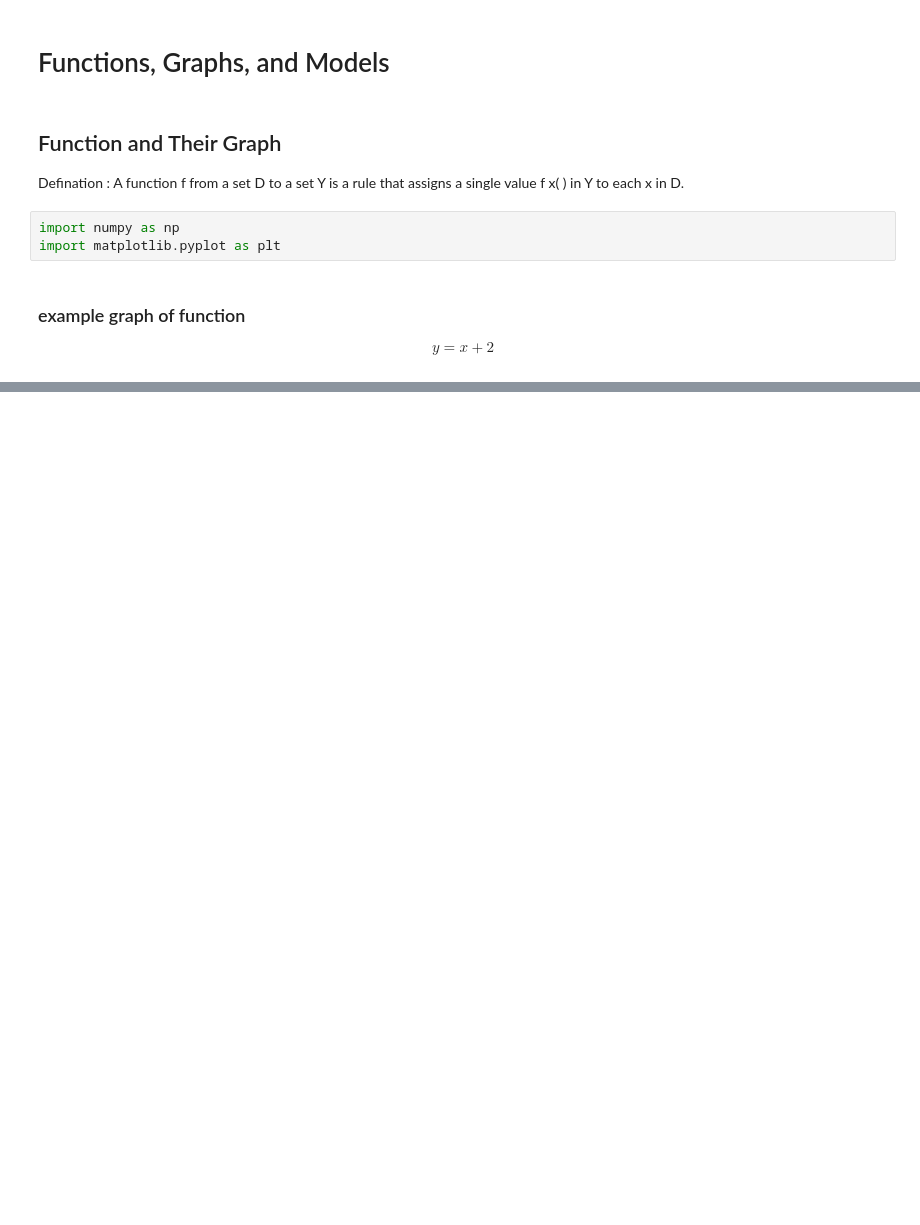
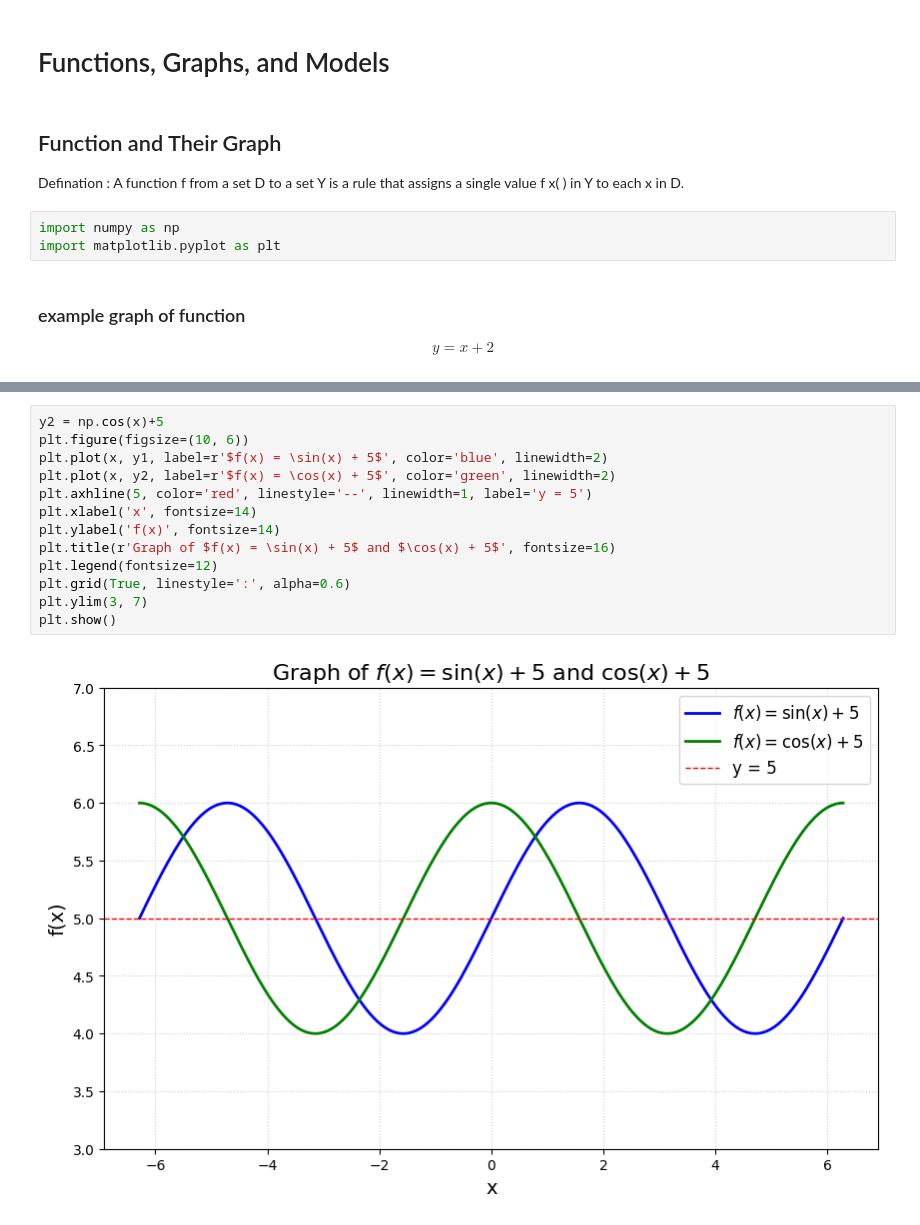
Before and after one commit to PatiphanAK/math-for-it, a Jupyter notebook: calculus/Function.ipynb, the cells around one changed output, grey strips where cells are left out. Drawn from its saved outputs; the diff is of its cells as text; blank space fills up the shorter version.

```diff
--- a/calculus/Function.ipynb
+++ b/calculus/Function.ipynb
@@ -26,0 +106,15 @@ plt.show()
+# %%
+y2 = np.cos(x)+5
+plt.figure(figsize=(10, 6))
+plt.plot(x, y1, label=r'$f(x) = \sin(x) + 5$', color='blue', linewidth=2)
+plt.plot(x, y2, label=r'$f(x) = \cos(x) + 5$', color='green', linewidth=2)
+plt.axhline(5, color='red', linestyle='--', linewidth=1, label='y = 5')
+plt.xlabel('x', fontsize=14)
+plt.ylabel('f(x)', fontsize=14)
+plt.title(r'Graph of $f(x) = \sin(x) + 5$ and $\cos(x) + 5$', fontsize=16)
+plt.legend(fontsize=12)
+plt.grid(True, linestyle=':', alpha=0.6)
+plt.ylim(3, 7)
+plt.show()
+# %% [output]
+[figure, added]
```
Also changed, not shown: parts of 4 cells of this notebook, 1 other file.
